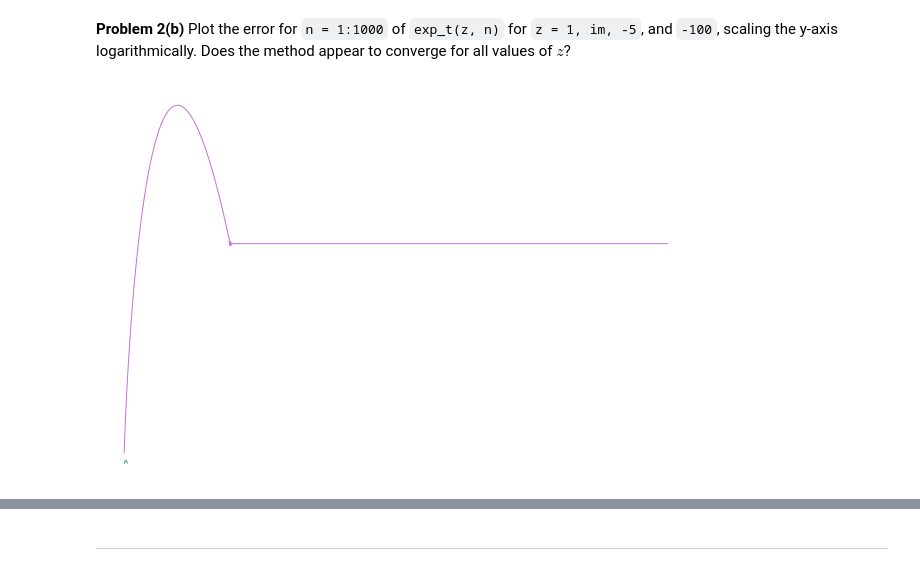
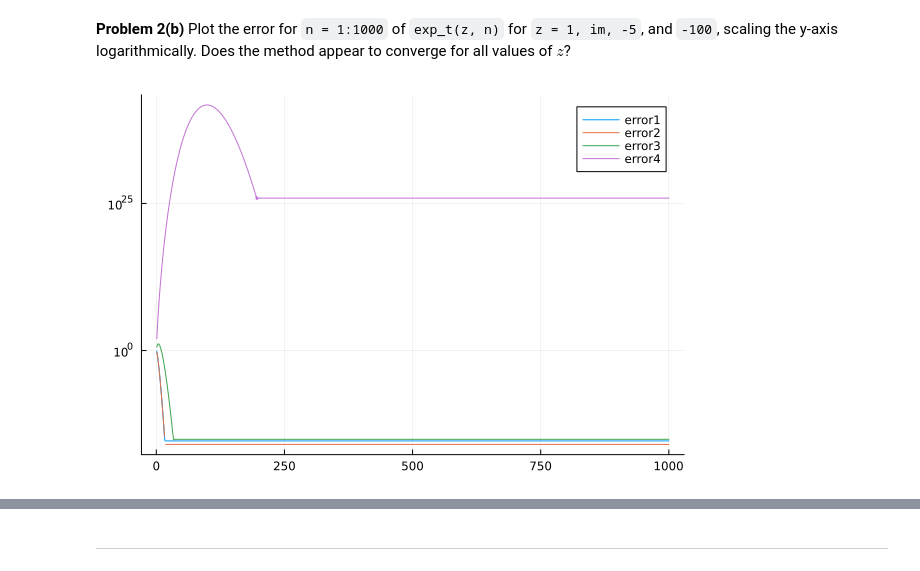
Before and after one commit to AdiImp/MATH50003NumericalAnalysis, a Jupyter notebook: labs/lab2.ipynb, the cells around one changed output, grey strips where cells are left out. Cells and saved outputs as stored; diff of their text form; code cells hidden in the pictures.

```diff
--- a/labs/lab2.ipynb
+++ b/labs/lab2.ipynb
@@ -176,11 +177,11 @@ Does the method appear to converge for all values of $z$?
 # %%
 # TODO: plot the error for the Taylor series approximation.
 using Plots
 err = (z,n) -> exp_t(z, n) - exp(z)
-errs = z -> [abs(err(z,n)) for n = 1:1000]
-plot(1:1000, errs(1); yscale=:log10, label = "error", yticks=10.0 .^ (-10:1))
-plot!(1:1000, errs(im); yscale=:log10, label = "error", yticks=10.0 .^ (-10:1))
-plot!(1:1000, errs(-5); yscale=:log10, label = "error", yticks=10.0 .^ (-10:1))
-plot!(1:1000, errs(-100); yscale=:log10, label = "error", yticks=10.0 .^ (-10:1))
+errs = z -> [nanabs(err(z,n)) for n = 1:1000]
+plot(1:1000, errs(1); yscale=:log10, label = "error1")
+plot!(1:1000, errs(im); yscale=:log10, label = "error2")
+plot!(1:1000, errs(-5); yscale=:log10, label = "error3")
+plot!(1:1000, errs(-100); yscale=:log10, label = "error4")
 # %% [output]
-[figure, old version]
+[figure, new version]
```
Also changed, not shown: parts of 7 cells of this notebook.
